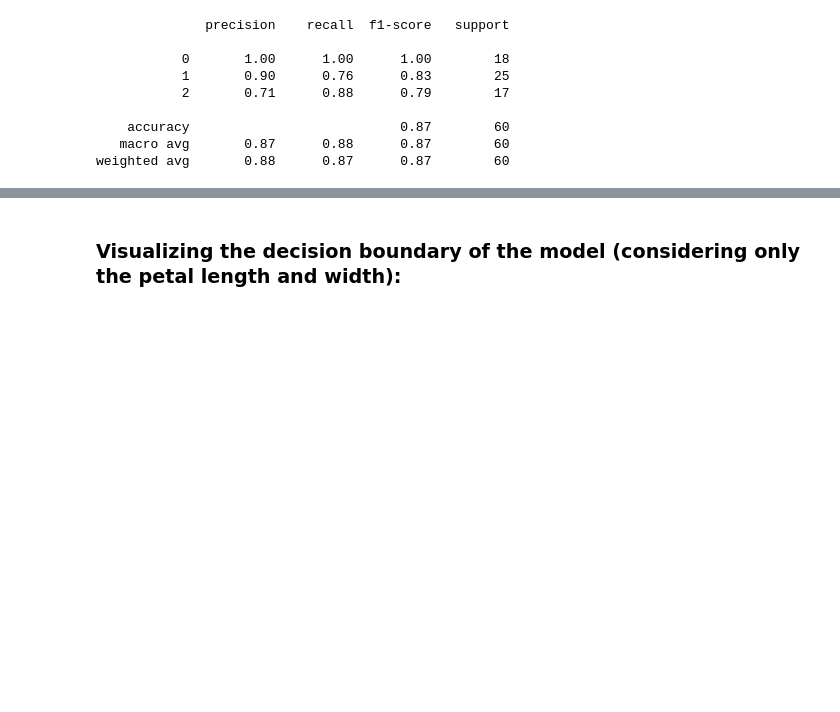
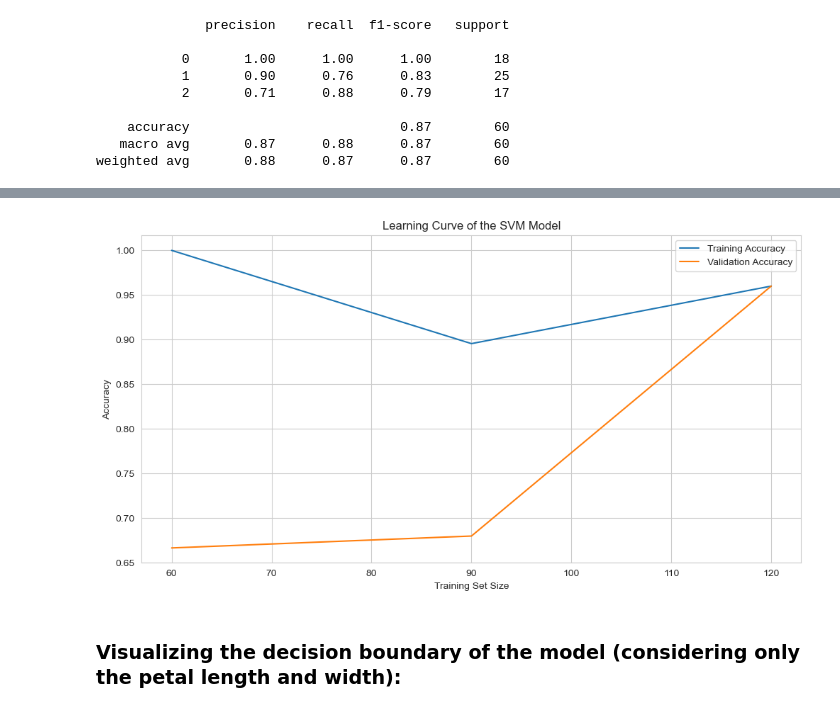
Before and after one commit to FaresOuhachi/Projet_ML, a Jupyter notebook: SVM.ipynb, the cells around one changed output, grey strips where cells are left out. Cells and saved outputs as stored; diff of their text form; code cells hidden in the pictures; blank space fills up the shorter version.

Commit message:
Adding learning curve

```diff
--- a/SVM.ipynb
+++ b/SVM.ipynb
@@ -154,0 +157,2 @@ weighted avg       0.88      0.87      0.87        60
+# %%
+train_sizes, train_scores, test_scores = learning_curve(svm_ovo, X, y, cv=5, scoring='accuracy', n_jobs=-1, verbose=2,train_sizes=np.linspace(0.01, 1.0, 5))
@@ -155,3 +164,14 @@ weighted avg       0.88      0.87      0.87        60
+# %%
+plt.figure(figsize=(12, 6))
+plt.plot(train_sizes, np.mean(train_scores, axis=1), label='Training Accuracy')
+plt.plot(train_sizes, np.mean(test_scores, axis=1), label='Validation Accuracy')
+plt.xlabel('Training Set Size')
+plt.ylabel('Accuracy')
+plt.title('Learning Curve of the SVM Model')
+plt.legend()
+plt.show()
+# %% [output]
+[figure, added]
 # %% [markdown]
 ### Visualizing the decision boundary of the model (considering only the petal length and width):
 # %%
```
Also changed, not shown: parts of 6 cells of this notebook.
